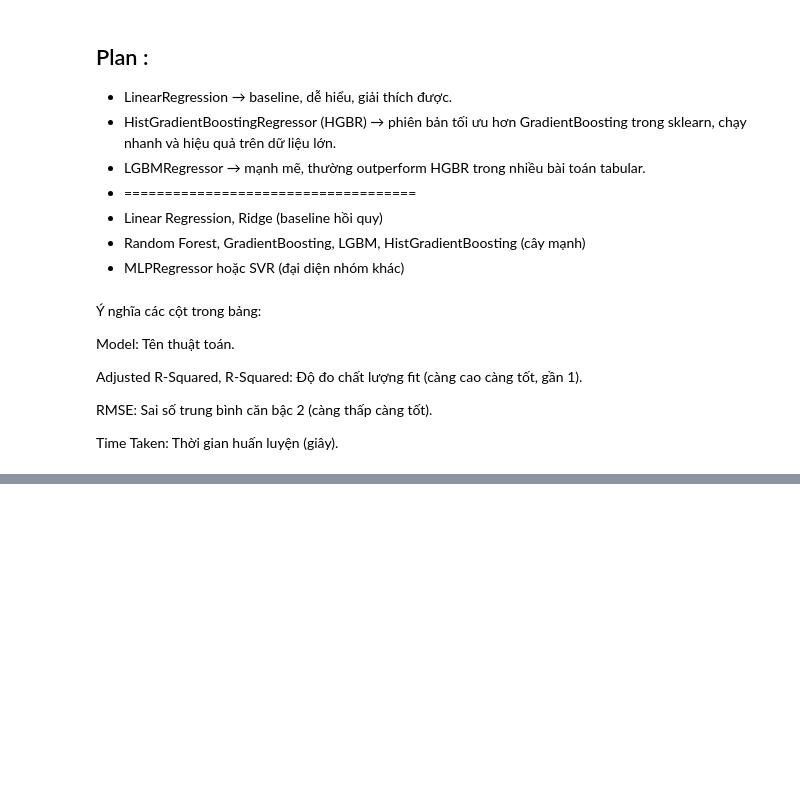
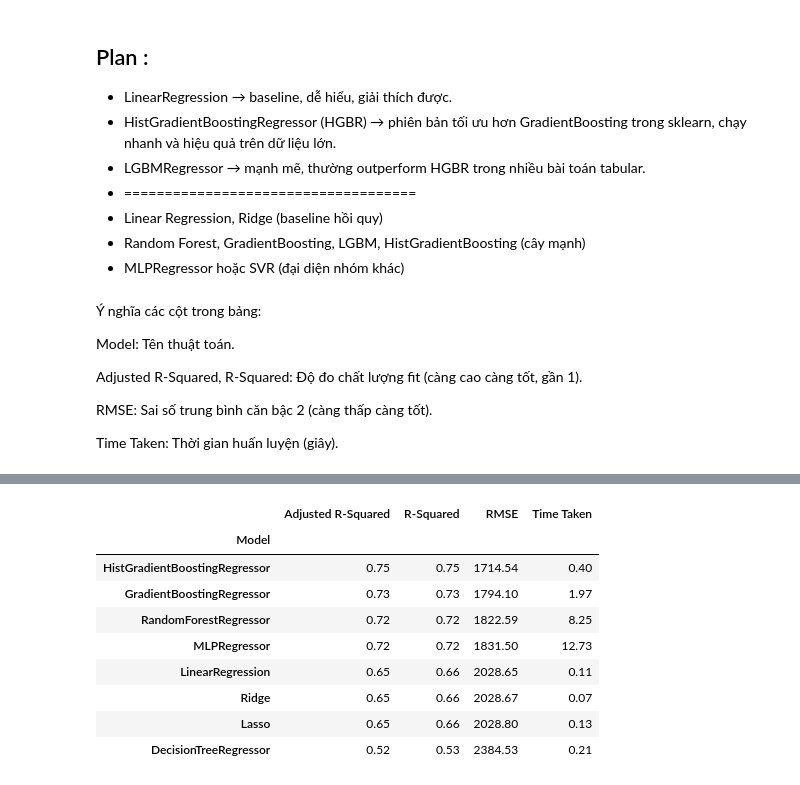
Before and after one commit to MonkeyNerdCoding/Vietnam-House-Price-Prediction, a Jupyter notebook: House_pricing_HCM.ipynb, the cells around one changed output, grey strips where cells are left out. Saved outputs shown, nothing was run; the diff lists cells and outputs as text; code cells hidden in the pictures; blank space fills up the shorter version.

Commit message:
Doing machine learning with lazypredict

```diff
--- a/House_pricing_HCM.ipynb
+++ b/House_pricing_HCM.ipynb
@@ -406,0 +404,7 @@ from lazypredict.Supervised import LazyRegressor
+# %%
+X = df[feature_columns]
+y = df['Price (Million VND)']
+# %%
+from sklearn.model_selection import train_test_split
+
+X_train, X_test, y_train, y_test = train_test_split(X, y, test_size=0.2, random_state=42)
@@ -406,0 +444,3 @@ from lazypredict.Supervised import LazyRegressor
+# %%
+X_train_processed = preprocessor.transform(X_train)
+X_test_processed = preprocessor.transform(X_test)
@@ -406,0 +449,37 @@ from lazypredict.Supervised import LazyRegressor
+# %%
+from lazypredict.Supervised import LazyRegressor
+from sklearn.ensemble import GradientBoostingRegressor, RandomForestRegressor
+from sklearn.linear_model import Lasso, Ridge
+from sklearn.tree import DecisionTreeRegressor
+from sklearn.linear_model import LinearRegression
+from sklearn.ensemble import HistGradientBoostingRegressor
+from sklearn.neural_network import MLPRegressor
+
+
+custom_classes = [
+    LinearRegression,
+    Ridge, # Không có dấu ngoặc đơn ()
+    Lasso, # Không có dấu ngoặc đơn ()
+    DecisionTreeRegressor,
+    RandomForestRegressor,
+    GradientBoostingRegressor,
+    HistGradientBoostingRegressor,
+    MLPRegressor
+]
+
+# Thử truyền danh sách các lớp này
+reg = LazyRegressor(regressors=custom_classes, ignore_warnings=False)
+models, predictions = reg.fit(X_train_processed, X_test_processed, y_train, y_test)
+# %%
+models
+# %% [output]
+|  | Adjusted R-Squared | R-Squared | RMSE | Time Taken |
+| Model |  |  |  |  |
+| HistGradientBoostingRegressor | 0.75 | 0.75 | 1714.54 | 0.40 |
+| GradientBoostingRegressor | 0.73 | 0.73 | 1794.10 | 1.97 |
+| RandomForestRegressor | 0.72 | 0.72 | 1822.59 | 8.25 |
+| MLPRegressor | 0.72 | 0.72 | 1831.50 | 12.73 |
+| LinearRegression | 0.65 | 0.66 | 2028.65 | 0.11 |
+| Ridge | 0.65 | 0.66 | 2028.67 | 0.07 |
+| Lasso | 0.65 | 0.66 | 2028.80 | 0.13 |
+| DecisionTreeRegressor | 0.52 | 0.53 | 2384.53 | 0.21 |
```
Also changed, not shown: parts of 16 cells of this notebook, 3 other files.
